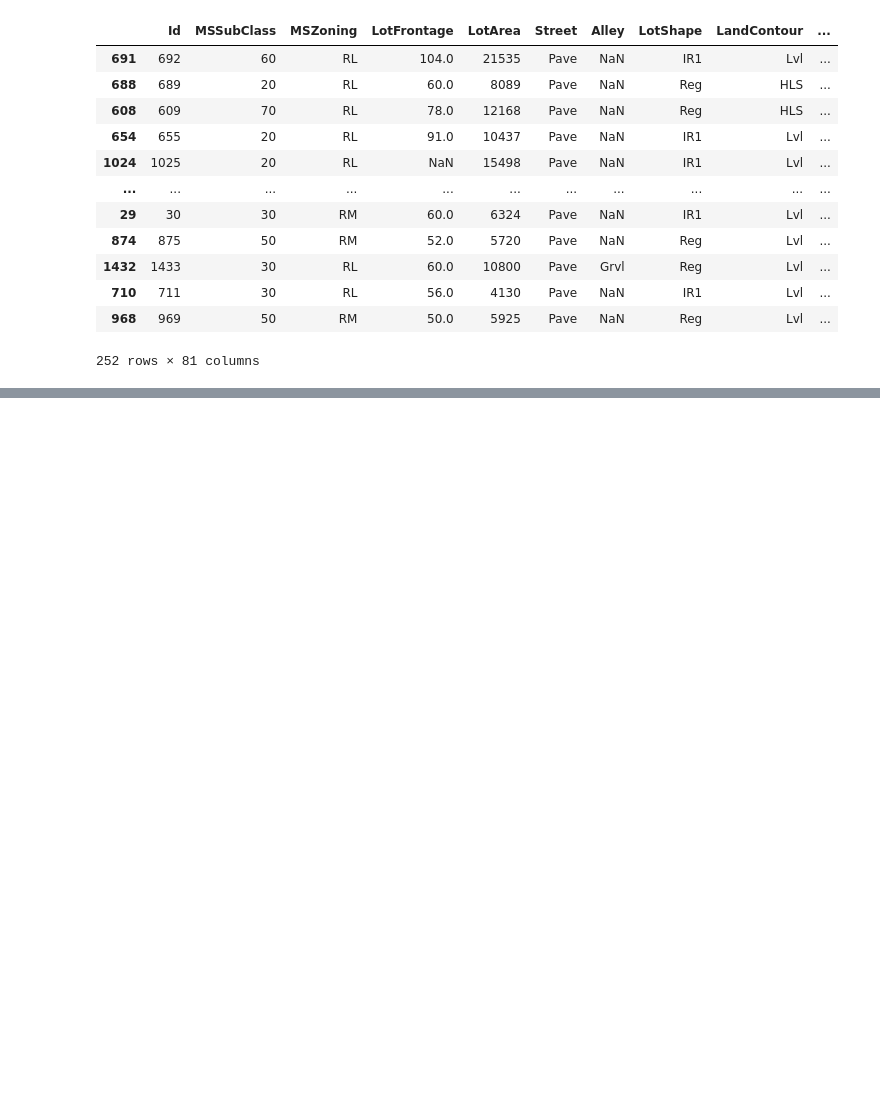
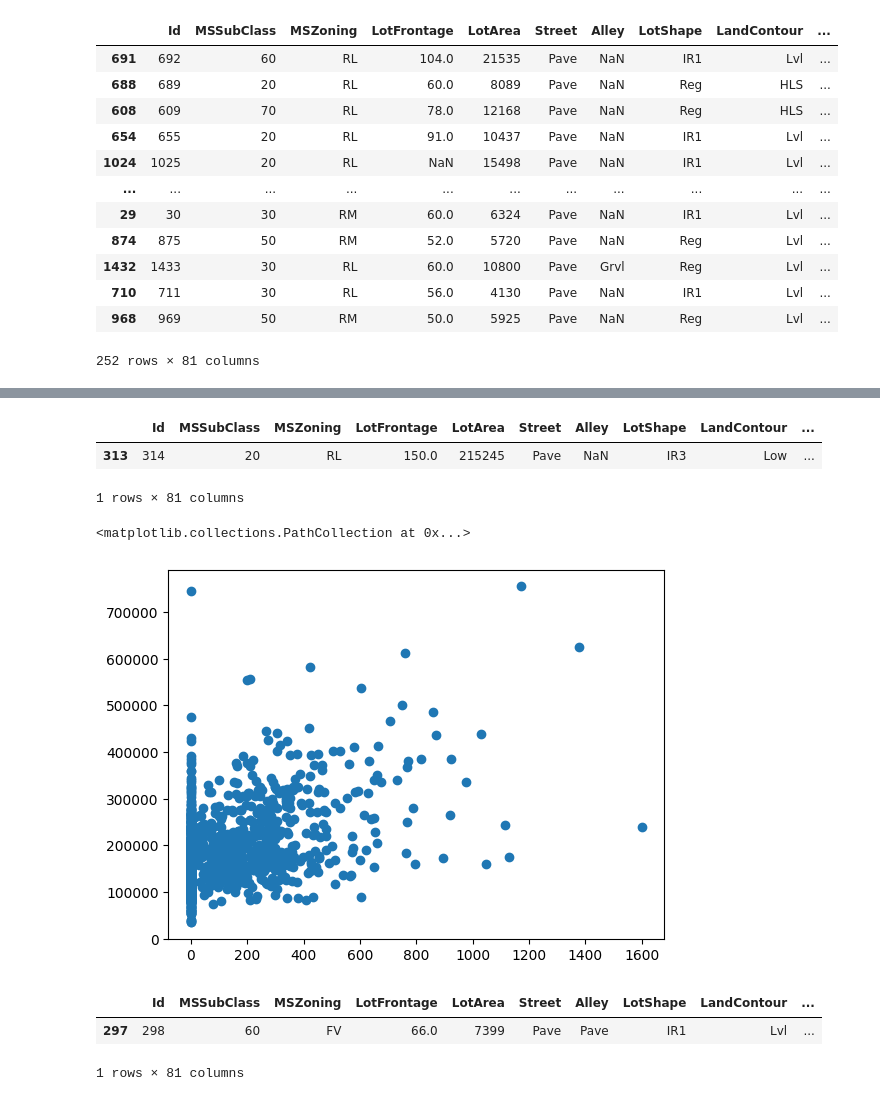
Before and after one commit to xKazimir/HOUSE_PRICES_ANALYSIS, a Jupyter notebook: HOUSING_PREDICTION.ipynb, the cells around one changed output, grey strips where cells are left out. Saved outputs shown, nothing was run; the diff lists cells and outputs as text; code cells hidden in the pictures; blank space fills up the shorter version.

```diff
--- a/HOUSING_PREDICTION.ipynb
+++ b/HOUSING_PREDICTION.ipynb
@@ -192,0 +227,19 @@ train_df.query("OverallCond == 6").sort_values("SalePrice", ascending =False)
+# %%
+train_df.query("YearRemodAdd <  1970 & SalePrice > 300000").sort_values("SalePrice", ascending =False)
+#drop 314
+# %% [output]
+|  | Id | MSSubClass | MSZoning | LotFrontage | LotArea | Street | Alley | LotShape | LandContour | ... |
+| 313 | 314 | 20 | RL | 150.0 | 215245 | Pave | NaN | IR3 | Low | ... |
+1 rows × 81 columns
+# %%
+plt.scatter(x= "MasVnrArea", y = "SalePrice", data = train_df)
+# %% [output]
+<matplotlib.collections.PathCollection at 0x...>
+[figure, added]
+# %%
+train_df.query("MasVnrArea >  1500").sort_values("SalePrice", ascending =False)
+# drop 298
+# %% [output]
+|  | Id | MSSubClass | MSZoning | LotFrontage | LotArea | Street | Alley | LotShape | LandContour | ... |
+| 297 | 298 | 60 | FV | 66.0 | 7399 | Pave | Pave | IR1 | Lvl | ... |
+1 rows × 81 columns
```
Also changed, not shown: parts of 26 cells of this notebook.
